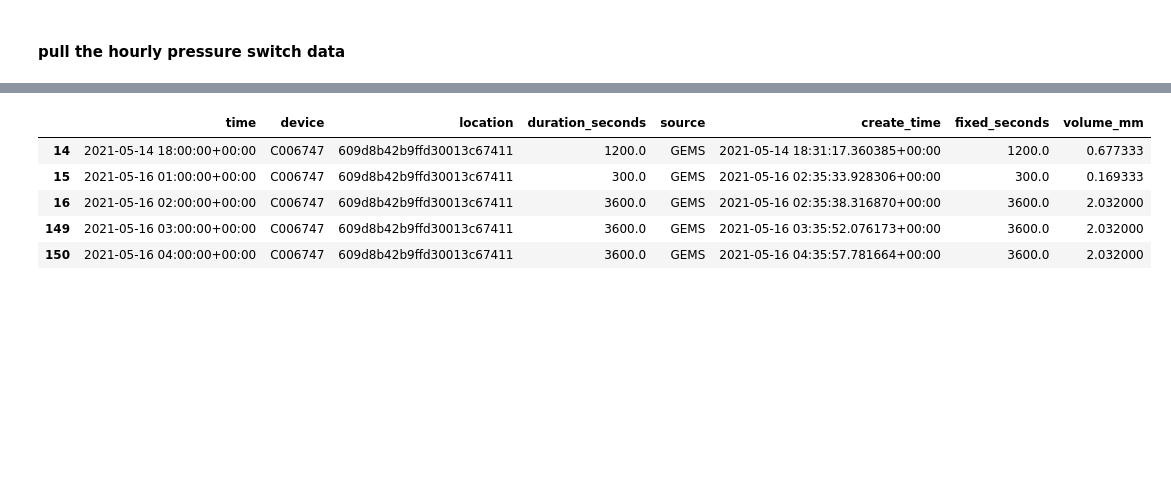
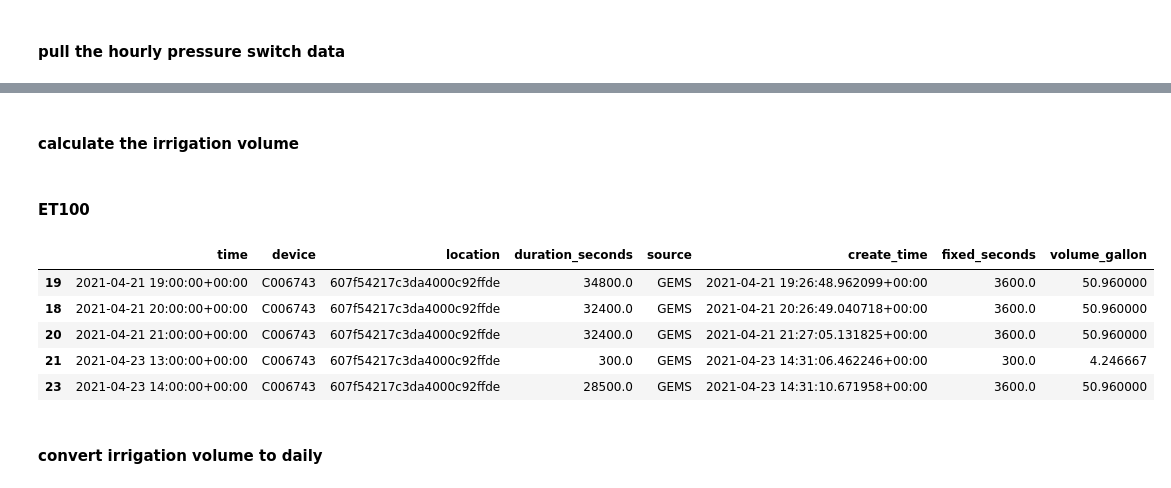
Before and after one commit to Arable/data-check, a Jupyter notebook: pressure_switch_irri_UCD_tomato.ipynb, the cells around one changed output, grey strips where cells are left out. Drawn from its saved outputs; the diff is of its cells as text; code cells hidden in the pictures; blank space fills up the shorter version.

Commit message:
update nb with irrigation volume

```diff
--- a/pressure_switch_irri_UCD_tomato.ipynb
+++ b/pressure_switch_irri_UCD_tomato.ipynb
@@ -21,17 +21,17 @@ from calval_etl.utilities.mark_data_access import (
 db_info = get_user_db_creds("jacob_goldberg", "alp")
 db_info_als = get_user_db_creds("jacob_goldberg", "als")
 # %%
-start = dt.datetime(2021, 5, 13, 18, 15)
-end = dt.datetime.now()
+start = dt.datetime(2021, 3, 1)
+end = dt.datetime (2021, 10, 30)
 # %%
-ET100_mark_id = 'C006740'
-ET75_mark_id = 'C006747'
+ET100_mark_id = 'C006743'
+ET75_mark_id = 'C006727'
 # %% [markdown]
 #### pull the hourly pressure switch data
 # %%
 ## device 1
 query = query_constructor("irrigation_runtime_hourly", ET100_mark_id, start, end)
-irrigation_hourly_growers_standard = get_db_data(db_info, query)
+irrigation_hourly_ET100 = get_db_data(db_info, query)
 ## device 2
 query = query_constructor("irrigation_runtime_hourly", ET75_mark_id, start, end)
-irrigation_hourly_my_almonds = get_db_data(db_info_als, query)
+irrigation_hourly_ET75 = get_db_data(db_info_als, query)
@@ -54,14 +47,20 @@ irrigation_hourly_my_almonds
+# %% [markdown]
+#### calculate the irrigation volume
+# %% [markdown]
+#### ET100
 # %%
-rate = 2.032 # mm/hr # got rate from Loreli as 0.080in/hr
+rate = 50.96 #gpm
 
-irrigation_hourly_my_almonds['fixed_seconds'] = irrigation_hourly_my_almonds['duration_seconds'].apply(lambda x: x if x <=3600 else 3600)
-irrigation_hourly_my_almonds['volume_mm'] = (irrigation_hourly_my_almonds['fixed_seconds'] / 3600) * rate
+irrigation_hourly_ET100['fixed_seconds'] = irrigation_hourly_ET100['duration_seconds'].apply(lambda x: x if x <=3600 else 3600)
+irrigation_hourly_ET100['volume_gallon'] = (irrigation_hourly_ET100['fixed_seconds'] / 3600) * rate
 # %%
-irrigation_hourly_my_almonds.head()
+irrigation_hourly_ET100.head()
 # %% [output]
-|  | time | device | location | duration_seconds | source | create_time | fixed_seconds | volume_mm |
-| 14 | 2021-05-14 18:00:00+00:00 | C006747 | 609d8b42b9ffd30013c67411 | 1200.0 | GEMS | 2021-05-14 18:31:17.360385+00:00 | 1200.0 | 0.677333 |
-| 15 | 2021-05-16 01:00:00+00:00 | C006747 | 609d8b42b9ffd30013c67411 | 300.0 | GEMS | 2021-05-16 02:35:33.928306+00:00 | 300.0 | 0.169333 |
-| 16 | 2021-05-16 02:00:00+00:00 | C006747 | 609d8b42b9ffd30013c67411 | 3600.0 | GEMS | 2021-05-16 02:35:38.316870+00:00 | 3600.0 | 2.032000 |
-| 149 | 2021-05-16 03:00:00+00:00 | C006747 | 609d8b42b9ffd30013c67411 | 3600.0 | GEMS | 2021-05-16 03:35:52.076173+00:00 | 3600.0 | 2.032000 |
-| 150 | 2021-05-16 04:00:00+00:00 | C006747 | 609d8b42b9ffd30013c67411 | 3600.0 | GEMS | 2021-05-16 04:35:57.781664+00:00 | 3600.0 | 2.032000 |
+|  | time | device | location | duration_seconds | source | create_time | fixed_seconds | volume_gallon |
+| 19 | 2021-04-21 19:00:00+00:00 | C006743 | 607f54217c3da4000c92ffde | 34800.0 | GEMS | 2021-04-21 19:26:48.962099+00:00 | 3600.0 | 50.960000 |
+| 18 | 2021-04-21 20:00:00+00:00 | C006743 | 607f54217c3da4000c92ffde | 32400.0 | GEMS | 2021-04-21 20:26:49.040718+00:00 | 3600.0 | 50.960000 |
+| 20 | 2021-04-21 21:00:00+00:00 | C006743 | 607f54217c3da4000c92ffde | 32400.0 | GEMS | 2021-04-21 21:27:05.131825+00:00 | 3600.0 | 50.960000 |
+| 21 | 2021-04-23 13:00:00+00:00 | C006743 | 607f54217c3da4000c92ffde | 300.0 | GEMS | 2021-04-23 14:31:06.462246+00:00 | 300.0 | 4.246667 |
+| 23 | 2021-04-23 14:00:00+00:00 | C006743 | 607f54217c3da4000c92ffde | 28500.0 | GEMS | 2021-04-23 14:31:10.671958+00:00 | 3600.0 | 50.960000 |
+# %% [markdown]
+#### convert irrigation volume to daily
```
Also changed, not shown: parts of 11 cells of this notebook.
